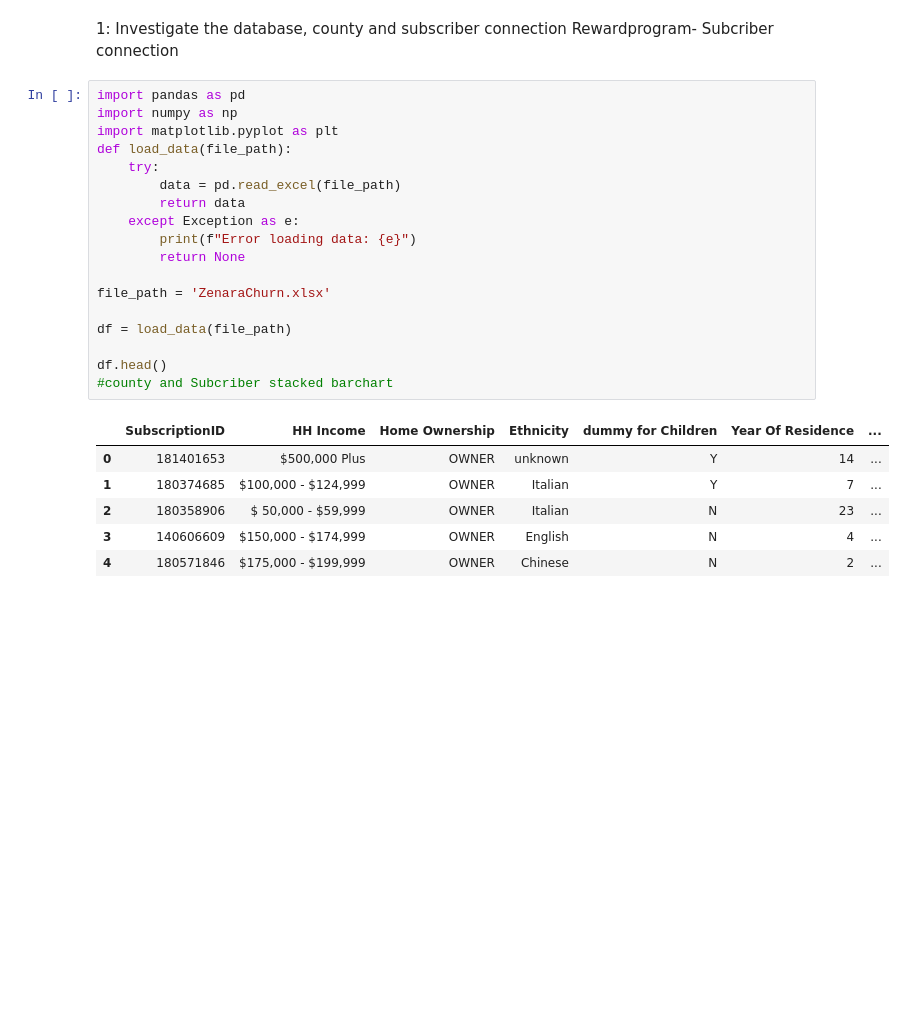
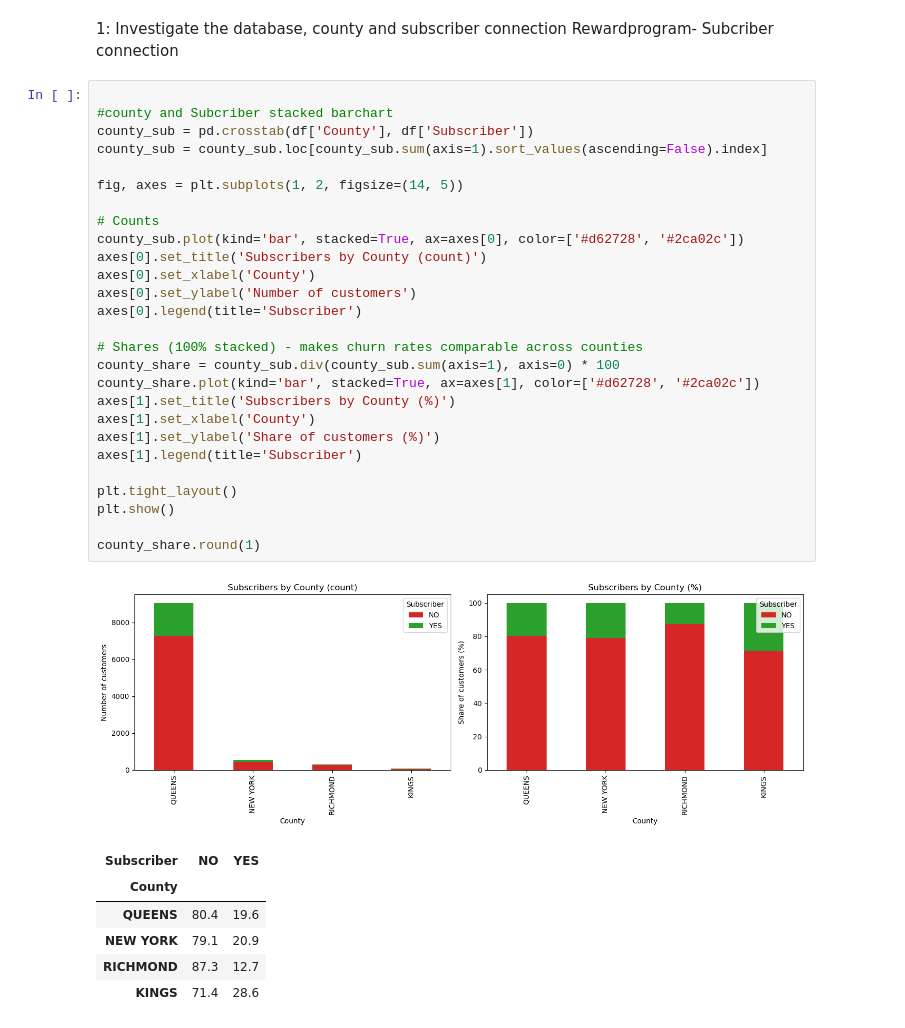
Before and after one commit to asoosandras/Zenara_BI, a Jupyter notebook: solution.ipynb, the cells around one changed output. Drawn from its saved outputs; the diff is of its cells as text; blank space fills up the shorter version.

```diff
--- a/solution.ipynb
+++ b/solution.ipynb
@@ -27,27 +51,37 @@ Database:
 1: Investigate the database, county and subscriber connection
 Rewardprogram- Subcriber connection
 # %%
-import pandas as pd
-import numpy as np
-import matplotlib.pyplot as plt
-def load_data(file_path):
-    try:
-        data = pd.read_excel(file_path)
-        return data
-    except Exception as e:
-        print(f"Error loading data: {e}")
-        return None
 
-file_path = 'ZenaraChurn.xlsx'
+#county and Subcriber stacked barchart
+county_sub = pd.crosstab(df['County'], df['Subscriber'])
+county_sub = county_sub.loc[county_sub.sum(axis=1).sort_values(ascending=False).index]
 
-df = load_data(file_path)
+fig, axes = plt.subplots(1, 2, figsize=(14, 5))
 
-df.head()
-#county and Subcriber stacked barchart
+# Counts
+county_sub.plot(kind='bar', stacked=True, ax=axes[0], color=['#d62728', '#2ca02c'])
+axes[0].set_title('Subscribers by County (count)')
+axes[0].set_xlabel('County')
+axes[0].set_ylabel('Number of customers')
+axes[0].legend(title='Subscriber')
+
+# Shares (100% stacked) - makes churn rates comparable across counties
+county_share = county_sub.div(county_sub.sum(axis=1), axis=0) * 100
+county_share.plot(kind='bar', stacked=True, ax=axes[1], color=['#d62728', '#2ca02c'])
+axes[1].set_title('Subscribers by County (%)')
+axes[1].set_xlabel('County')
+axes[1].set_ylabel('Share of customers (%)')
+axes[1].legend(title='Subscriber')
+
+plt.tight_layout()
+plt.show()
+
+county_share.round(1)
 # %% [output]
+[figure, added]
-|  | SubscriptionID | HH Income | Home Ownership | Ethnicity | dummy for Children | Year Of Residence | ... |
-| 0 | 181401653 | $500,000 Plus | OWNER | unknown | Y | 14 | ... |
-| 1 | 180374685 | $100,000 - $124,999 | OWNER | Italian | Y | 7 | ... |
-| 2 | 180358906 | $ 50,000 - $59,999 | OWNER | Italian | N | 23 | ... |
-| 3 | 140606609 | $150,000 - $174,999 | OWNER | English | N | 4 | ... |
-| 4 | 180571846 | $175,000 - $199,999 | OWNER | Chinese | N | 2 | ... |
+| Subscriber | NO | YES |
+| County |  |  |
+| QUEENS | 80.4 | 19.6 |
+| NEW YORK | 79.1 | 20.9 |
+| RICHMOND | 87.3 | 12.7 |
+| KINGS | 71.4 | 28.6 |
```
Also changed, not shown: parts of 7 cells of this notebook.
